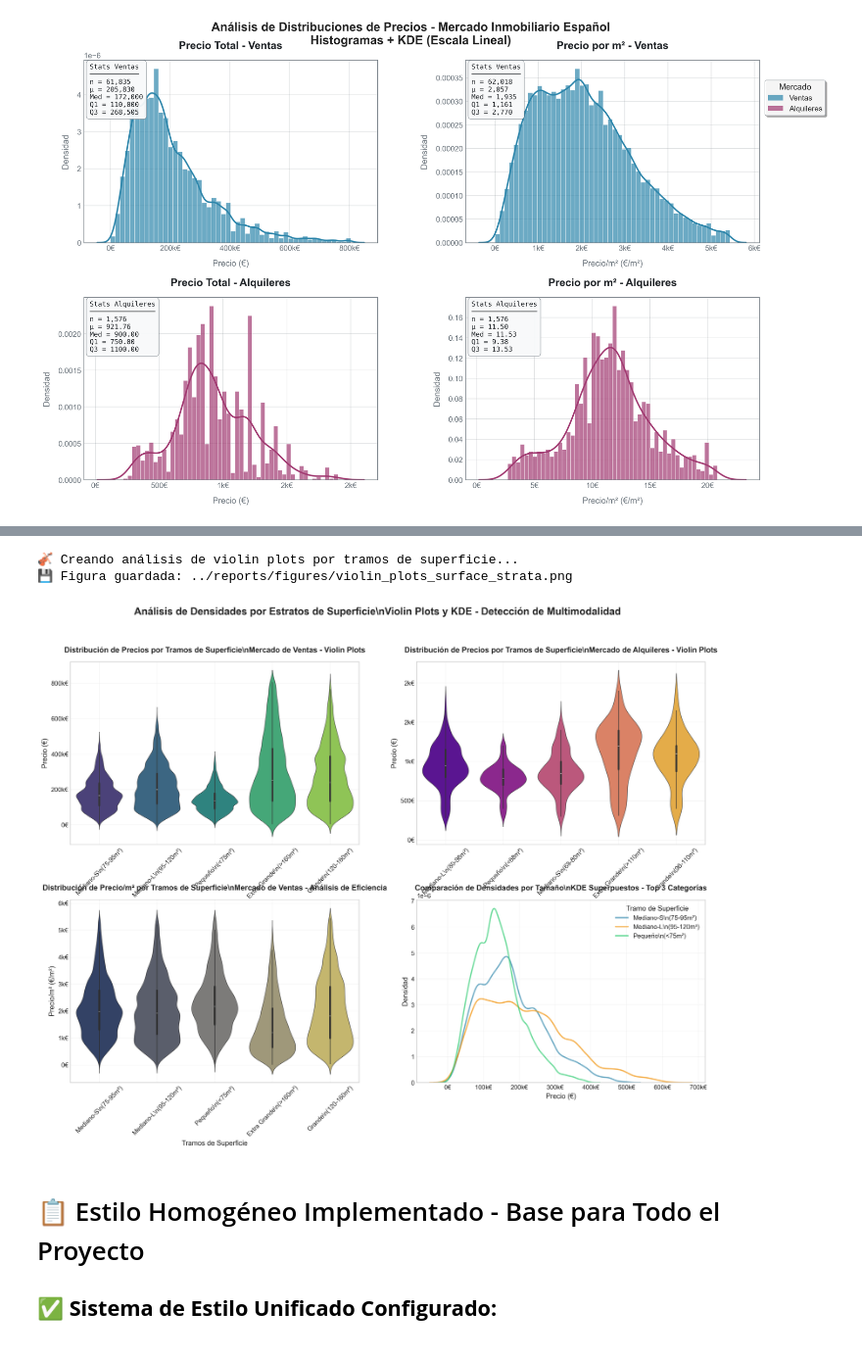
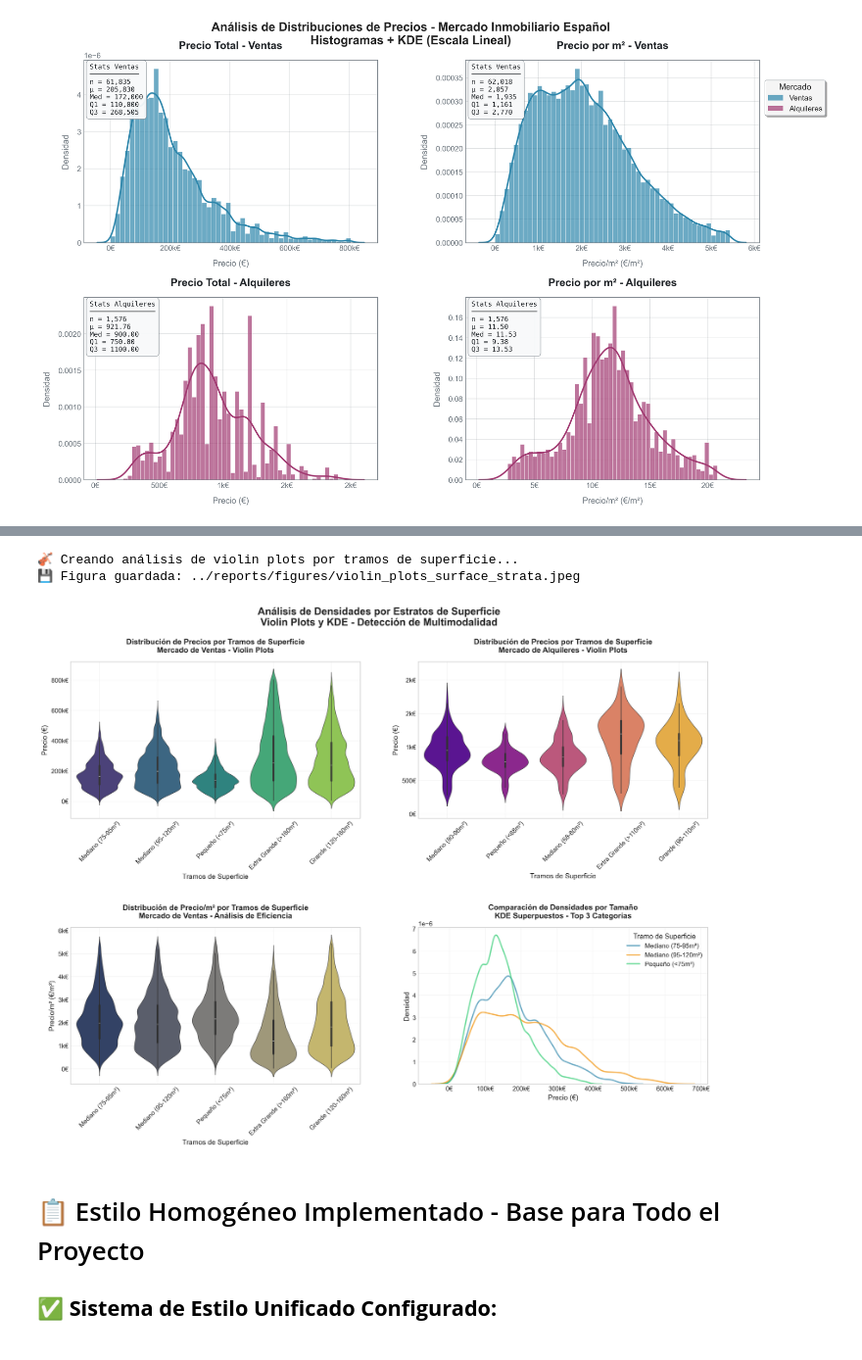
Before and after one commit to LuisMiguelPlasencia/TFM-Proyect, a Jupyter notebook: notebooks/05_visualization_analysis.ipynb, the cells around one changed output, grey strips where cells are left out. Shown at 98% size. Cells and saved outputs as stored; diff of their text form; code cells hidden in the pictures.

```diff
--- a/notebooks/05_visualization_analysis.ipynb
+++ b/notebooks/05_visualization_analysis.ipynb
@@ -542,7 +542,7 @@ def save_professional_figure(fig, filename, tight_layout=True):
     output_dir.mkdir(parents=True, exist_ok=True)
 
     # Guardar en alta resolución
-    filepath = output_dir / f"{filename}.png"
+    filepath = output_dir / f"{filename}.jpeg"
     fig.savefig(filepath, dpi=300, bbox_inches='tight',
                 facecolor='white', edgecolor='none')
 
@@ -821,7 +794,7 @@ def create_violin_plots_by_size():
 
     # Configurar figura
     fig = plt.figure(figsize=(18, 12))
-    gs = GridSpec(2, 2, figure=fig, hspace=0.3, wspace=0.2)
+    gs = GridSpec(2, 2, figure=fig, hspace=0.7, wspace=0.2)
 
     def create_size_categories(df, column='m2_real'):
         """
@@ -844,15 +817,15 @@ def create_violin_plots_by_size():
             if pd.isna(x):
                 return 'No especificado'
             elif x < q25:
-                return f'Pequeño\\n(<{q25:.0f}m²)'
+                return f'Pequeño (<{q25:.0f}m²)'
             elif x < q50:
-                return f'Mediano-S\\n({q25:.0f}-{q50:.0f}m²)'
+                return f'Mediano ({q25:.0f}-{q50:.0f}m²)'
             elif x < q75:
-                return f'Mediano-L\\n({q50:.0f}-{q75:.0f}m²)'
+                return f'Mediano ({q50:.0f}-{q75:.0f}m²)'
             elif x < q90:
-                return f'Grande\\n({q75:.0f}-{q90:.0f}m²)'
+                return f'Grande ({q75:.0f}-{q90:.0f}m²)'
             else:
-                return f'Extra Grande\\n(>{q90:.0f}m²)'
+                return f'Extra Grande (>{q90:.0f}m²)'
 
         df_copy = df.copy()
         df_copy['size_category'] = df_copy[column].apply(categorize_size)
@@ -876,7 +849,7 @@ def create_violin_plots_by_size():
             sns.violinplot(data=df_filtered, x='size_category', y='price',
                           ax=ax1, palette='viridis', inner='box')
 
-            ax1.set_title('Distribución de Precios por Tramos de Superficie\\n'
+            ax1.set_title('Distribución de Precios por Tramos de Superficie\n'
                          'Mercado de Ventas - Violin Plots',
                          fontsize=12, fontweight='bold', pad=15)
             ax1.set_xlabel('Tramos de Superficie', fontsize=11)
@@ -898,7 +871,7 @@ def create_violin_plots_by_size():
             sns.violinplot(data=df_filtered_rental, x='size_category', y='price',
                           ax=ax2, palette='plasma', inner='box')
 
-            ax2.set_title('Distribución de Precios por Tramos de Superficie\\n'
+            ax2.set_title('Distribución de Precios por Tramos de Superficie\n'
                          'Mercado de Alquileres - Violin Plots',
                          fontsize=12, fontweight='bold', pad=15)
             ax2.set_xlabel('Tramos de Superficie', fontsize=11)
@@ -917,7 +890,7 @@ def create_violin_plots_by_size():
         sns.violinplot(data=df_filtered, x='size_category', y='price_per_m2',
                       ax=ax3, palette='cividis', inner='box')
 
-        ax3.set_title('Distribución de Precio/m² por Tramos de Superficie\\n'
+        ax3.set_title('Distribución de Precio/m² por Tramos de Superficie\n'
                      'Mercado de Ventas - Análisis de Eficiencia',
                      fontsize=12, fontweight='bold', pad=15)
         ax3.set_xlabel('Tramos de Superficie', fontsize=11)
@@ -941,37 +914,37 @@ def create_violin_plots_by_size():
             if len(data) > 10:
                 sns.kdeplot(data=data, ax=ax4, label=category,
                            color=colors[i % len(colors)], alpha=0.7)
 
-        ax4.set_title('Comparación de Densidades por Tamaño\\n'
+        ax4.set_title('Comparación de Densidades por Tamaño\n'
                      'KDE Superpuestos - Top 3 Categorías',
                      fontsize=12, fontweight='bold', pad=15)
         ax4.set_xlabel('Precio (€)', fontsize=11)
         ax4.set_ylabel('Densidad', fontsize=11)
         ax4.legend(title='Tramo de Superficie', loc='upper right')
         format_currency_axis(ax4, 'x')
 
     # Configurar grid para todos los subplots
     for ax in [ax1, ax2, ax3, ax4]:
         ax.grid(True, alpha=0.3, linestyle='-', linewidth=0.5)
         ax.set_axisbelow(True)
 
     # Título general
-    fig.suptitle('Análisis de Densidades por Estratos de Superficie\\n'
+    fig.suptitle('Análisis de Densidades por Estratos de Superficie\n'
                 'Violin Plots y KDE - Detección de Multimodalidad',
                 fontsize=16, fontweight='bold', y=0.98)
 
     # Guardar figura
     save_professional_figure(fig, 'violin_plots_surface_strata')
 
     return fig
 
 # Crear visualización
 print("🎻 Creando análisis de violin plots por tramos de superficie...")
 fig_violin = create_violin_plots_by_size()
 # %% [output]
 🎻 Creando análisis de violin plots por tramos de superficie...
-💾 Figura guardada: ../reports/figures/violin_plots_surface_strata.png
+💾 Figura guardada: ../reports/figures/violin_plots_surface_strata.jpeg
-[figure, old version]
+[figure, new version]
 # %% [markdown]
 # 📋 Estilo Homogéneo Implementado - Base para Todo el Proyecto
 
```
Also changed, not shown: parts of 2 cells of this notebook, 2 other files.
